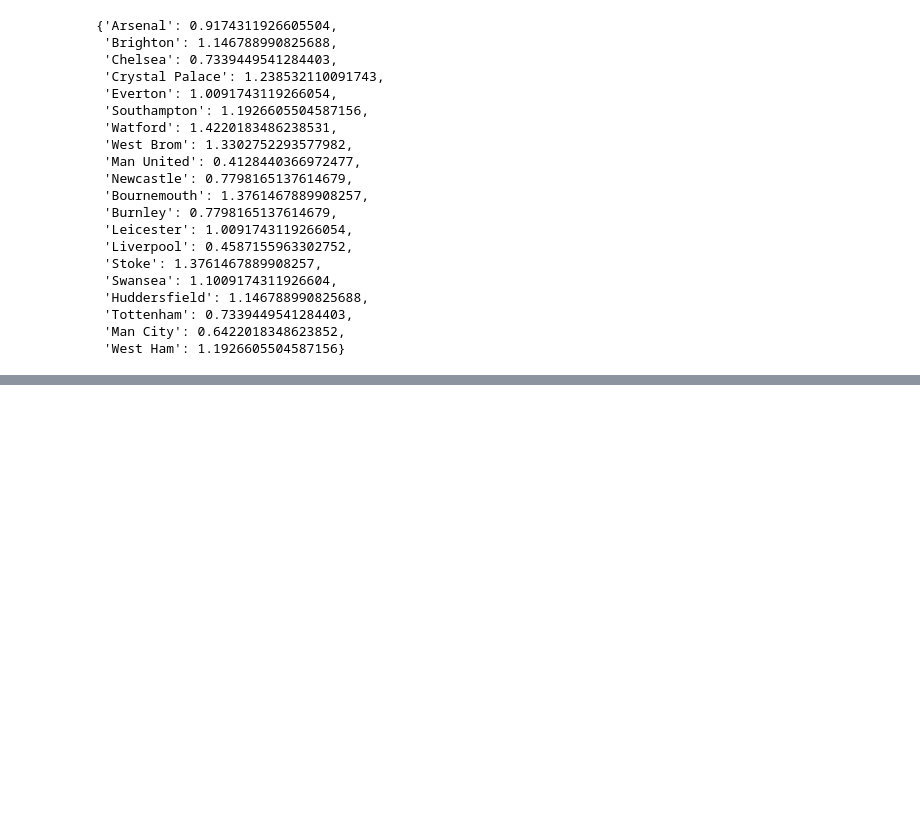
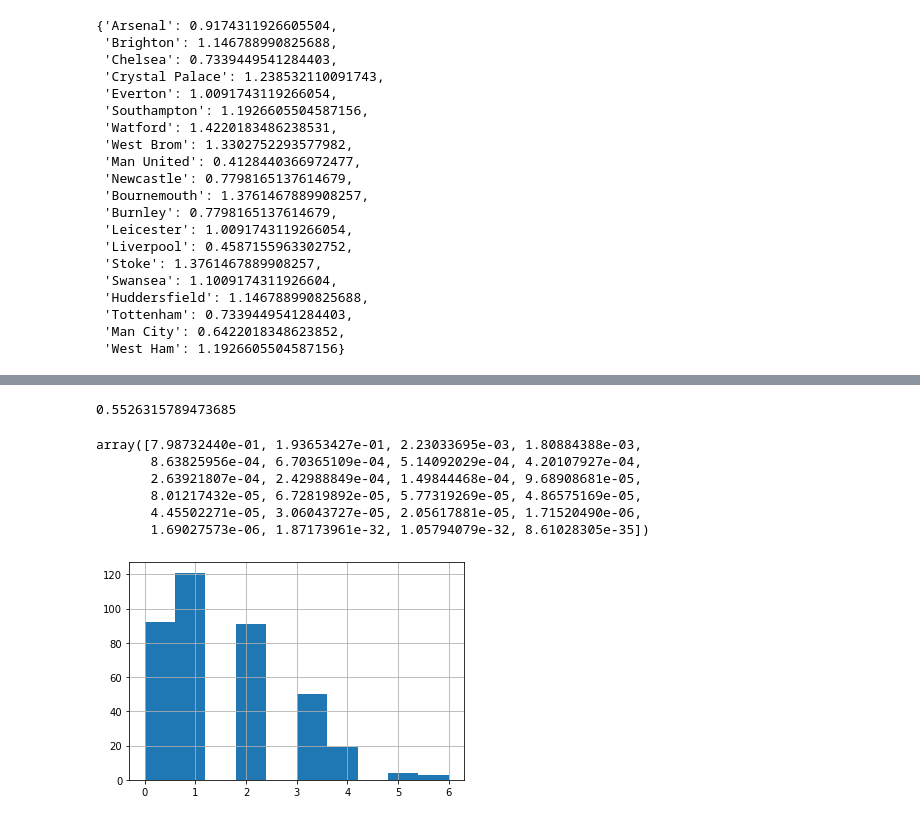
Before and after one commit to nnimako/Soccer_LeageTable_Prediction, a Jupyter notebook: final_1.ipynb, the cells around one changed output, grey strips where cells are left out. Saved outputs shown, nothing was run; the diff lists cells and outputs as text; code cells hidden in the pictures; blank space fills up the shorter version.

```diff
--- a/final_1.ipynb
+++ b/final_1.ipynb
@@ -22,4 +22,18 @@ from sklearn.model_selection import train_test_split, GridSearchCV
 from sklearn.metrics import confusion_matrix, classification_report, precision_score, recall_score, accuracy_score
 # %% [markdown]
 ##### Importing Data and Converting into DataFrame
+# %%
+###################
+#Home win => 1
+#Away win => -1
+#Draw => 0
+####################
+
+def convert_score_to_numerical(fulltime_scores):
+    if fulltime_scores[0] > fulltime_scores[1]:
+        return 1
+    elif fulltime_scores[0] == fulltime_scores[1]:
+        return 0
+    else:
+        return -1
 # %%
@@ -633,0 +592,6 @@ weighted avg       0.93      0.92      0.92       190
+# %%
+# os.getcwd()
+new_data = pd.read_csv(os.getcwd() + '/Data/2015-16Season.csv')
+new_data['target'] = new_data[['Hometeam Score', 'Awayteam Score']].apply(convert_score_to_numerical, axis=1)
+df = pd.DataFrame(new_data)
+df
@@ -633,0 +668,4 @@ weighted avg       0.93      0.92      0.92       190
+# %%
+forest.score(X_test, y_test)
+# %% [output]
+0.5526315789473685
@@ -633,0 +675,17 @@ weighted avg       0.93      0.92      0.92       190
+# %%
+pca = PCA()
+
+X_train_pca = pca.fit_transform(X_train)
+X_test_pca = pca.transform(X_test)
+pca.explained_variance_ratio_
+# %% [output]
+array([7.98732440e-01, 1.93653427e-01, 2.23033695e-03, 1.80884388e-03,
+       8.63825956e-04, 6.70365109e-04, 5.14092029e-04, 4.20107927e-04,
+       2.63921807e-04, 2.42988849e-04, 1.49844468e-04, 9.68908681e-05,
+       8.01217432e-05, 6.72819892e-05, 5.77319269e-05, 4.86575169e-05,
+       4.45502271e-05, 3.06043727e-05, 2.05617881e-05, 1.71520490e-06,
+       1.69027573e-06, 1.87173961e-32, 1.05794079e-32, 8.61028305e-35])
+# %%
+hometeam_eg = df['Hometeam Score'].hist()
+# %% [output]
+[figure, added]
```
Also changed, not shown: parts of 29 cells of this notebook, 9 other files.
